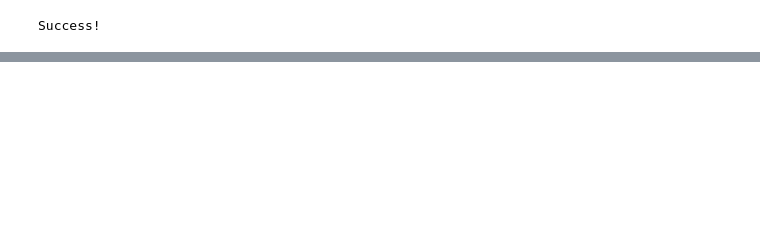
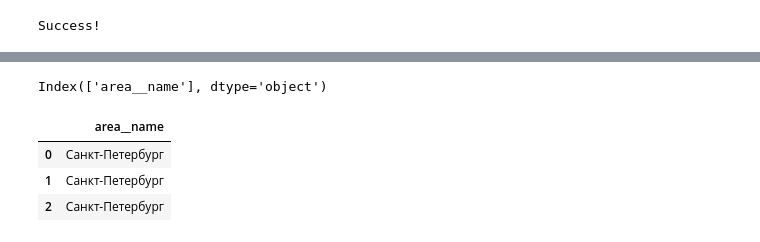
Before and after one commit to LadHrAnalytics/ML_HR, a Jupyter notebook: Notebooks/dataset_cleaning.ipynb, the cells around one changed output, grey strips where cells are left out. Drawn from its saved outputs; the diff is of its cells as text; code cells hidden in the pictures; blank space fills up the shorter version.

Commit message:
key skills preprocessing & pipeline for cleaning

```diff
--- a/Notebooks/dataset_cleaning.ipynb
+++ b/Notebooks/dataset_cleaning.ipynb
@@ -41,3 +93,5 @@ def get_original_dataframe() -> pd.DataFrame:
     finally:
         print('Success!')
         return df
+# %%
+skills_dict = get_skill_dict()
@@ -287,0 +288,26 @@ dtype: int64
+# %%
+pipeline_preprocess = Pipeline(steps=[
+    ('clear_df', FunctionTransformer(get_clear_df_version)),
+
+    ('fill_na_salary', FunctionTransformer(
+        func=lambda df: fill_na_salary(df, get_difference_percentiles(df)[0]),
+        validate=False,
+    )),
+
+    ('extract_features', FunctionTransformer(exctract_features, validate=False)),
+
+    ('preprocess_key_skills', FunctionTransformer(
+        func=lambda df: preprocess_key_skills(df, skills_dict),
+        validate=False,
+    )),
+
+    ('process_skills', FunctionTransformer(
+        func=lambda df: process_skills(df, 100),
+        validate=False,
+    )),
+
+    ('vectorize_skills', FunctionTransformer(vectorize_skills, validate=False))
+    ],
+    verbose=True).set_output(transform="pandas")
+
+display(pipeline_preprocess)
@@ -287,0 +328,2 @@ dtype: int64
+# %%
+df_after_preprocess: pd.DataFrame = pipeline_preprocess.fit_transform(df_original)
@@ -287,0 +383,9 @@ dtype: int64
+# %%
+print(df_after_preprocess.select_dtypes(include='object').columns)
+df_after_preprocess.select_dtypes(include='object').head(3)
+# %% [output]
+Index(['area__name'], dtype='object')
+|  | area__name |
+| 0 | Санкт-Петербург |
+| 1 | Санкт-Петербург |
+| 2 | Санкт-Петербург |
```
Also changed, not shown: parts of 15 cells of this notebook.
